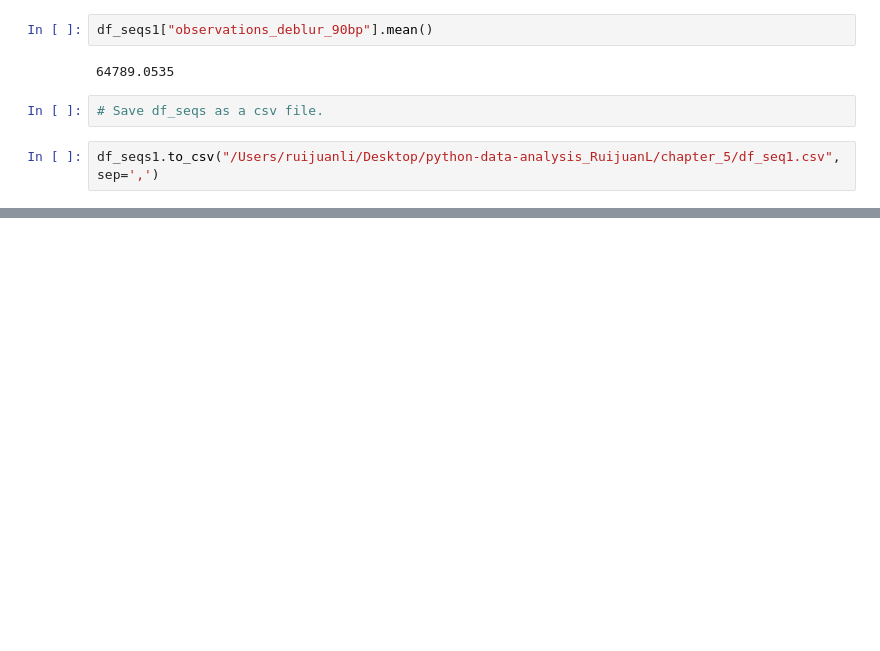
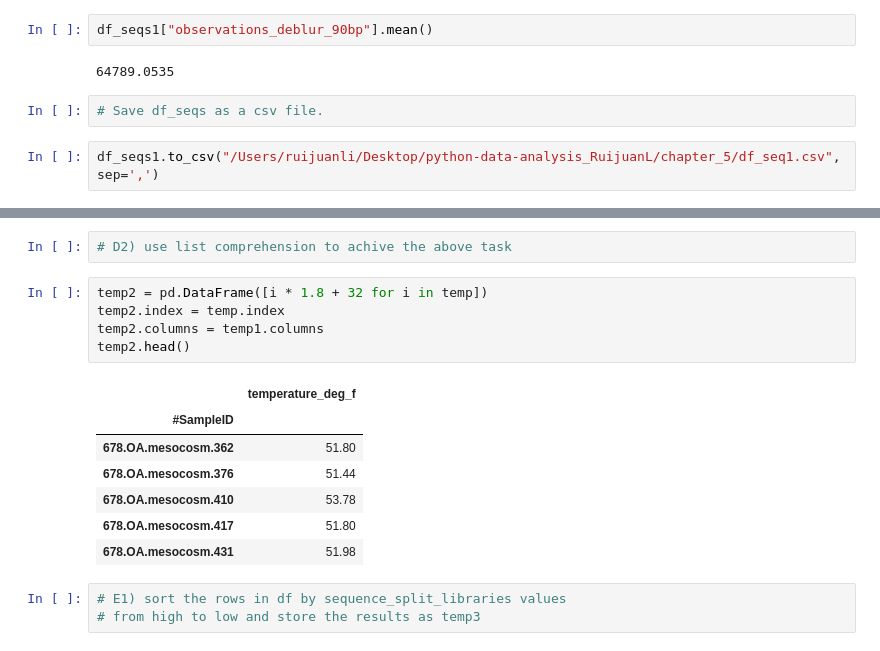
Before and after one commit to UCD-pbio-rclub/python-data-analysis_RuijuanL, a Jupyter notebook: chapter_5/Assignment.ipynb, the cells around one changed output, grey strips where cells are left out. Cells and saved outputs as stored; diff of their text form; blank space fills up the shorter version.

```diff
--- a/chapter_5/Assignment.ipynb
+++ b/chapter_5/Assignment.ipynb
@@ -137,0 +181,18 @@ df_seqs1.to_csv("/Users/ruijuanli/Desktop/python-data-analysis_RuijuanL/chapter_
+# %%
+# D2) use list comprehension to achive the above task
+# %%
+temp2 = pd.DataFrame([i * 1.8 + 32 for i in temp])
+temp2.index = temp.index
+temp2.columns = temp1.columns
+temp2.head()
+# %% [output]
+|  | temperature_deg_f |
+| #SampleID |  |
+| 678.OA.mesocosm.362 | 51.80 |
+| 678.OA.mesocosm.376 | 51.44 |
+| 678.OA.mesocosm.410 | 53.78 |
+| 678.OA.mesocosm.417 | 51.80 |
+| 678.OA.mesocosm.431 | 51.98 |
+# %%
+# E1) sort the rows in df by sequence_split_libraries values
+# from high to low and store the results as temp3
```
Also changed, not shown: parts of 12 cells of this notebook.
